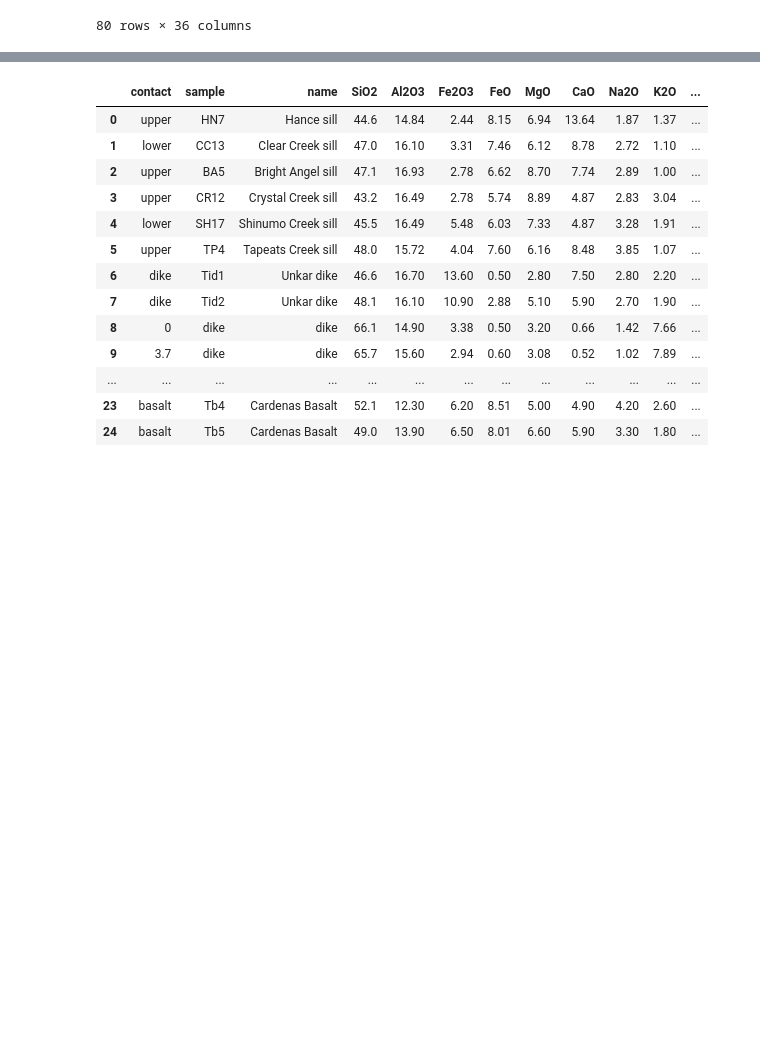
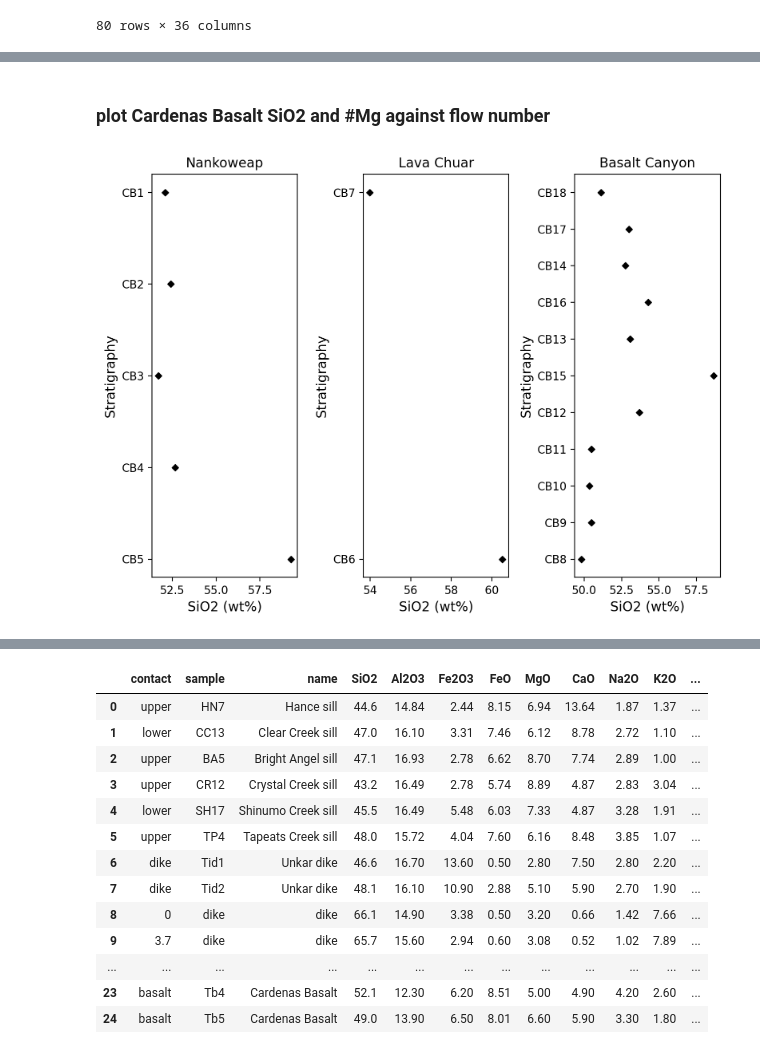
Before and after one commit to Swanson-Hysell-Group/2024_SWLLIP, a Jupyter notebook: code/Grand_Canyon_geochem.ipynb, the cells around one changed output, grey strips where cells are left out. Cells and saved outputs as stored; diff of their text form; code cells hidden in the pictures; blank space fills up the shorter version.

```diff
--- a/code/Grand_Canyon_geochem.ipynb
+++ b/code/Grand_Canyon_geochem.ipynb
@@ -59,0 +80,49 @@ CB_new_XRF_norm_major = new_XRF_norm_major[new_XRF_norm_major.index.str.contains
+# %% [markdown]
+### plot Cardenas Basalt SiO2 and #Mg against flow number
+# %%
+Nankoweap_strat = ['CB5', 'CB4', 'CB3', 'CB2', 'CB1'] # from bottom to top
+Lava_Chuar_strat = ['CB6', 'CB7']
+Basalt_Canyon_strat = ['CB8', 'CB9', 'CB10', 'CB11', 'CB12', 'CB15', 'CB13', 'CB16', 'CB14', 'CB17', 'CB18']
+# %%
+Nankoweap_XRF_norm_major = CB_new_XRF_norm_major[CB_new_XRF_norm_major.index.str.split('-').str[0].isin(Nankoweap_strat)]
+Lava_Chuar_XRF_norm_major = CB_new_XRF_norm_major[CB_new_XRF_norm_major.index.str.split('-').str[0].isin(Lava_Chuar_strat)]
+Basalt_Canyon_XRF_norm_major = CB_new_XRF_norm_major[CB_new_XRF_norm_major.index.str.split('-').str[0].isin(Basalt_Canyon_strat)]
+# %%
+fig = plt.figure(figsize=(8, 6))
+ax1 = fig.add_subplot(131)
+for flow in Nankoweap_strat:
+    # print(flow)
+    this_flow_XRF_norm_major = Nankoweap_XRF_norm_major[Nankoweap_XRF_norm_major.index.str.contains(flow)]
+    # print(this_flow_XRF_norm_major)
+    ax1.scatter(this_flow_XRF_norm_major['SiO2'], flow, c='k')
+
+    ax1.set_xlabel('SiO2 (wt%)')
+    ax1.set_ylabel('Stratigraphy')
+    ax1.set_title('Nankoweap')
+
+ax2 = fig.add_subplot(132)
+for flow in Lava_Chuar_strat:
+    # print(flow)
+    this_flow_XRF_norm_major = Lava_Chuar_XRF_norm_major[Lava_Chuar_XRF_norm_major.index.str.contains(flow)]
+    # print(this_flow_XRF_norm_major)
+    ax2.scatter(this_flow_XRF_norm_major['SiO2'], flow, c='k')
+
+    ax2.set_xlabel('SiO2 (wt%)')
+    ax2.set_ylabel('Stratigraphy')
+    ax2.set_title('Lava Chuar')
+
+ax3 = fig.add_subplot(133)
+for flow in Basalt_Canyon_strat:
+    # print(flow)
+    this_flow_XRF_norm_major = Basalt_Canyon_XRF_norm_major[Basalt_Canyon_XRF_norm_major.index.str.contains(flow)]
+    # print(this_flow_XRF_norm_major)
+    ax3.scatter(this_flow_XRF_norm_major['SiO2'], flow, c='k')
+
+    ax3.set_xlabel('SiO2 (wt%)')
+    ax3.set_ylabel('Stratigraphy')
+    ax3.set_title('Basalt Canyon')
+
+plt.tight_layout()
+plt.show()
+# %% [output]
+[figure, added]
```
Also changed, not shown: parts of 6 cells of this notebook, 24 other files.
